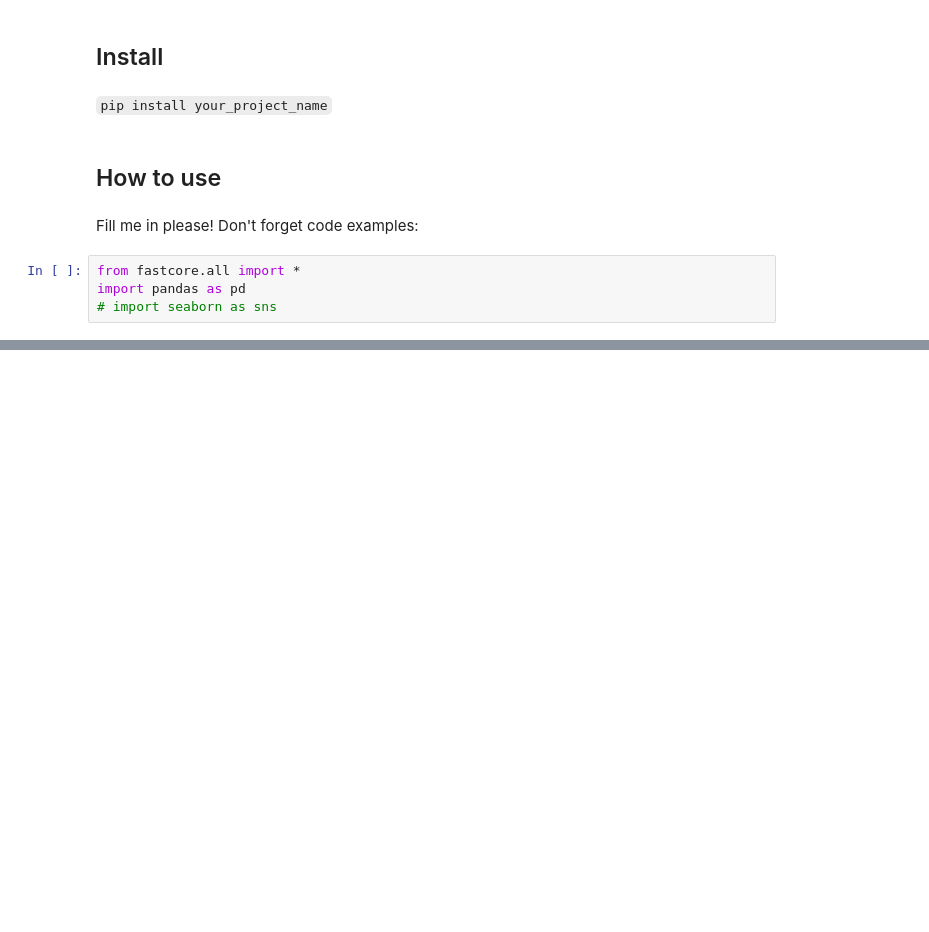
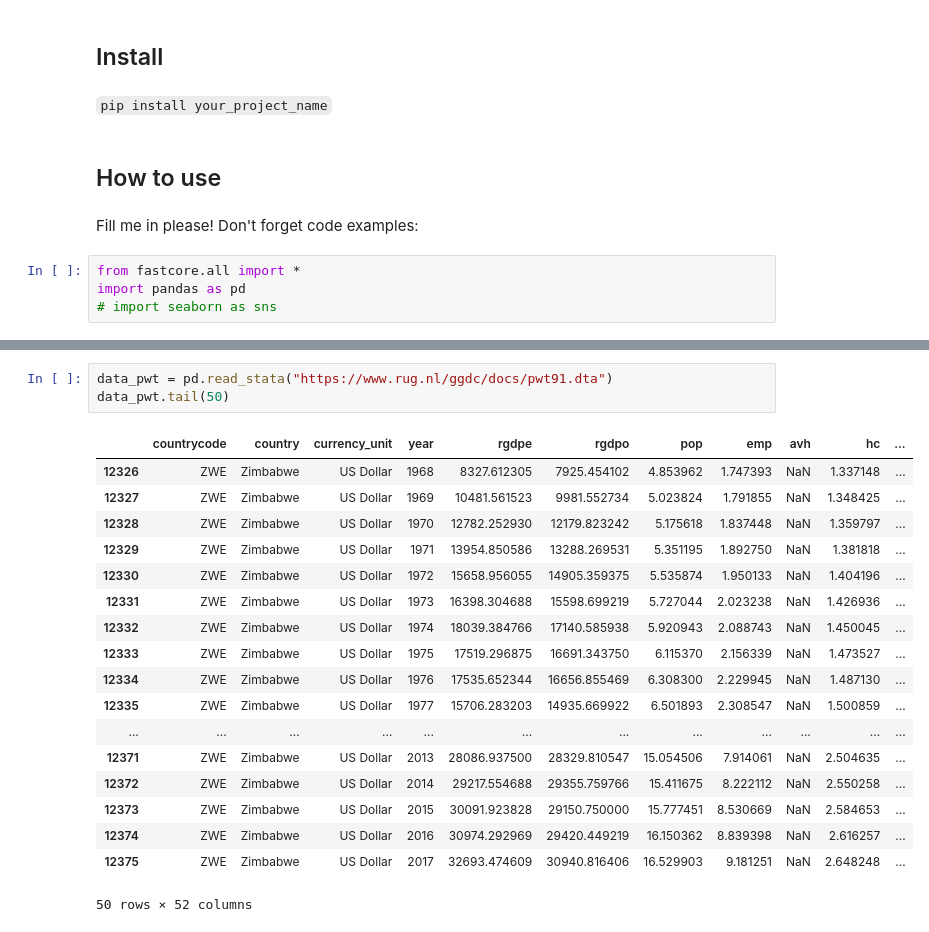
Before and after one commit to takotab/turbolamp, a Jupyter notebook: nbs/index.ipynb, the cells around one changed output, grey strips where cells are left out. Saved outputs shown, nothing was run; the diff lists cells and outputs as text; blank space fills up the shorter version.

```diff
--- a/nbs/index.ipynb
+++ b/nbs/index.ipynb
@@ -39,0 +44,22 @@ data
+# %%
+data_pwt = pd.read_stata("https://www.rug.nl/ggdc/docs/pwt91.dta")
+data_pwt.tail(50)
+# %% [output]
+|  | countrycode | country | currency_unit | year | rgdpe | rgdpo | pop | emp | avh | hc | ... |
+| 12326 | ZWE | Zimbabwe | US Dollar | 1968 | 8327.612305 | 7925.454102 | 4.853962 | 1.747393 | NaN | 1.337148 | ... |
+| 12327 | ZWE | Zimbabwe | US Dollar | 1969 | 10481.561523 | 9981.552734 | 5.023824 | 1.791855 | NaN | 1.348425 | ... |
+| 12328 | ZWE | Zimbabwe | US Dollar | 1970 | 12782.252930 | 12179.823242 | 5.175618 | 1.837448 | NaN | 1.359797 | ... |
+| 12329 | ZWE | Zimbabwe | US Dollar | 1971 | 13954.850586 | 13288.269531 | 5.351195 | 1.892750 | NaN | 1.381818 | ... |
+| 12330 | ZWE | Zimbabwe | US Dollar | 1972 | 15658.956055 | 14905.359375 | 5.535874 | 1.950133 | NaN | 1.404196 | ... |
+| 12331 | ZWE | Zimbabwe | US Dollar | 1973 | 16398.304688 | 15598.699219 | 5.727044 | 2.023238 | NaN | 1.426936 | ... |
+| 12332 | ZWE | Zimbabwe | US Dollar | 1974 | 18039.384766 | 17140.585938 | 5.920943 | 2.088743 | NaN | 1.450045 | ... |
+| 12333 | ZWE | Zimbabwe | US Dollar | 1975 | 17519.296875 | 16691.343750 | 6.115370 | 2.156339 | NaN | 1.473527 | ... |
+| 12334 | ZWE | Zimbabwe | US Dollar | 1976 | 17535.652344 | 16656.855469 | 6.308300 | 2.229945 | NaN | 1.487130 | ... |
+| 12335 | ZWE | Zimbabwe | US Dollar | 1977 | 15706.283203 | 14935.669922 | 6.501893 | 2.308547 | NaN | 1.500859 | ... |
+| ... | ... | ... | ... | ... | ... | ... | ... | ... | ... | ... | ... |
+| 12371 | ZWE | Zimbabwe | US Dollar | 2013 | 28086.937500 | 28329.810547 | 15.054506 | 7.914061 | NaN | 2.504635 | ... |
+| 12372 | ZWE | Zimbabwe | US Dollar | 2014 | 29217.554688 | 29355.759766 | 15.411675 | 8.222112 | NaN | 2.550258 | ... |
+| 12373 | ZWE | Zimbabwe | US Dollar | 2015 | 30091.923828 | 29150.750000 | 15.777451 | 8.530669 | NaN | 2.584653 | ... |
+| 12374 | ZWE | Zimbabwe | US Dollar | 2016 | 30974.292969 | 29420.449219 | 16.150362 | 8.839398 | NaN | 2.616257 | ... |
+| 12375 | ZWE | Zimbabwe | US Dollar | 2017 | 32693.474609 | 30940.816406 | 16.529903 | 9.181251 | NaN | 2.648248 | ... |
+50 rows × 52 columns
```
Also changed, not shown: parts of 1 cell of this notebook.
